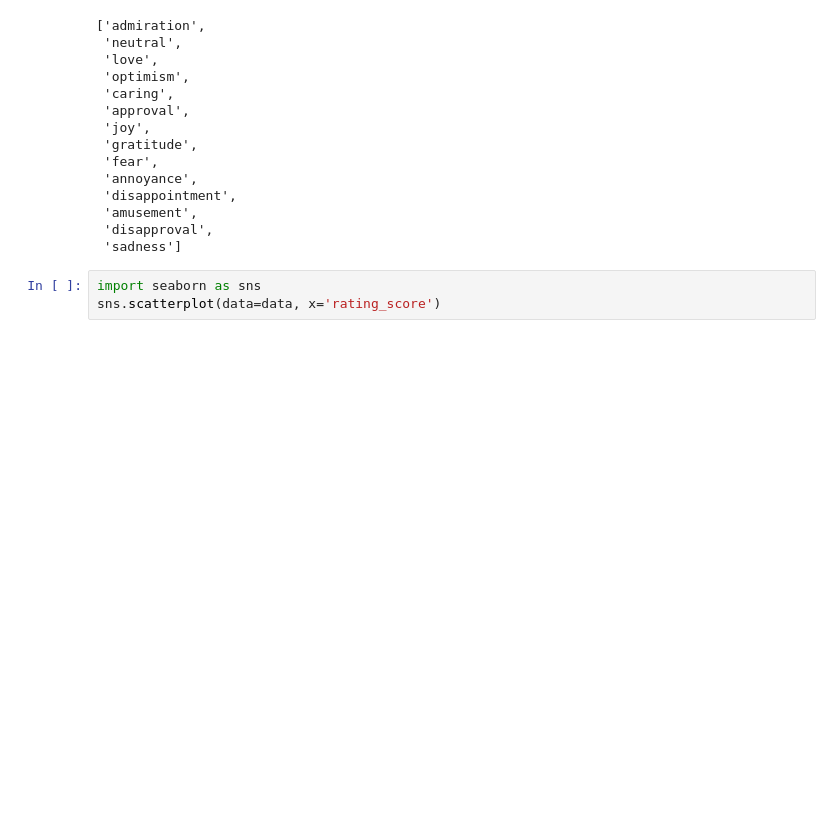
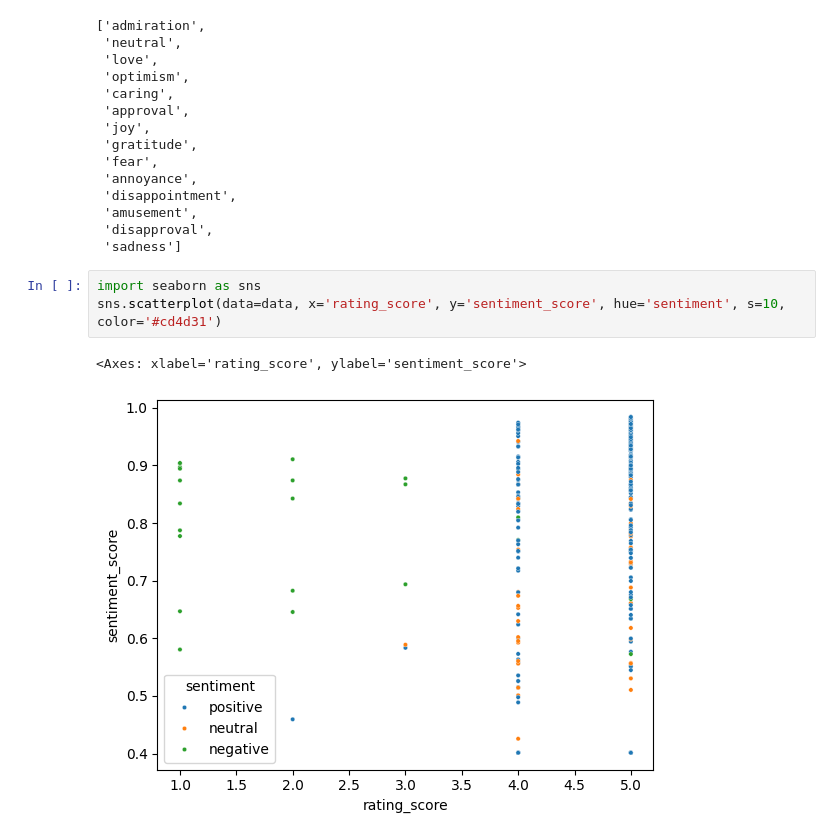
Before and after one commit to janduplessis883/friends-and-family-test-analysis, a Jupyter notebook: notebooks/exploration.ipynb, the cells around one changed output. Cells and saved outputs as stored; diff of their text form; blank space fills up the shorter version.

```diff
--- a/notebooks/exploration.ipynb
+++ b/notebooks/exploration.ipynb
@@ -90,4 +94,7 @@ class_list
  'sadness']
 # %%
 import seaborn as sns
-sns.scatterplot(data=data, x='rating_score')
+sns.scatterplot(data=data, x='rating_score', y='sentiment_score', hue='sentiment', s=10, color='#cd4d31')
+# %% [output]
+<Axes: xlabel='rating_score', ylabel='sentiment_score'>
+[figure, added]
```
Also changed, not shown: parts of 5 cells of this notebook, 3 other files.
